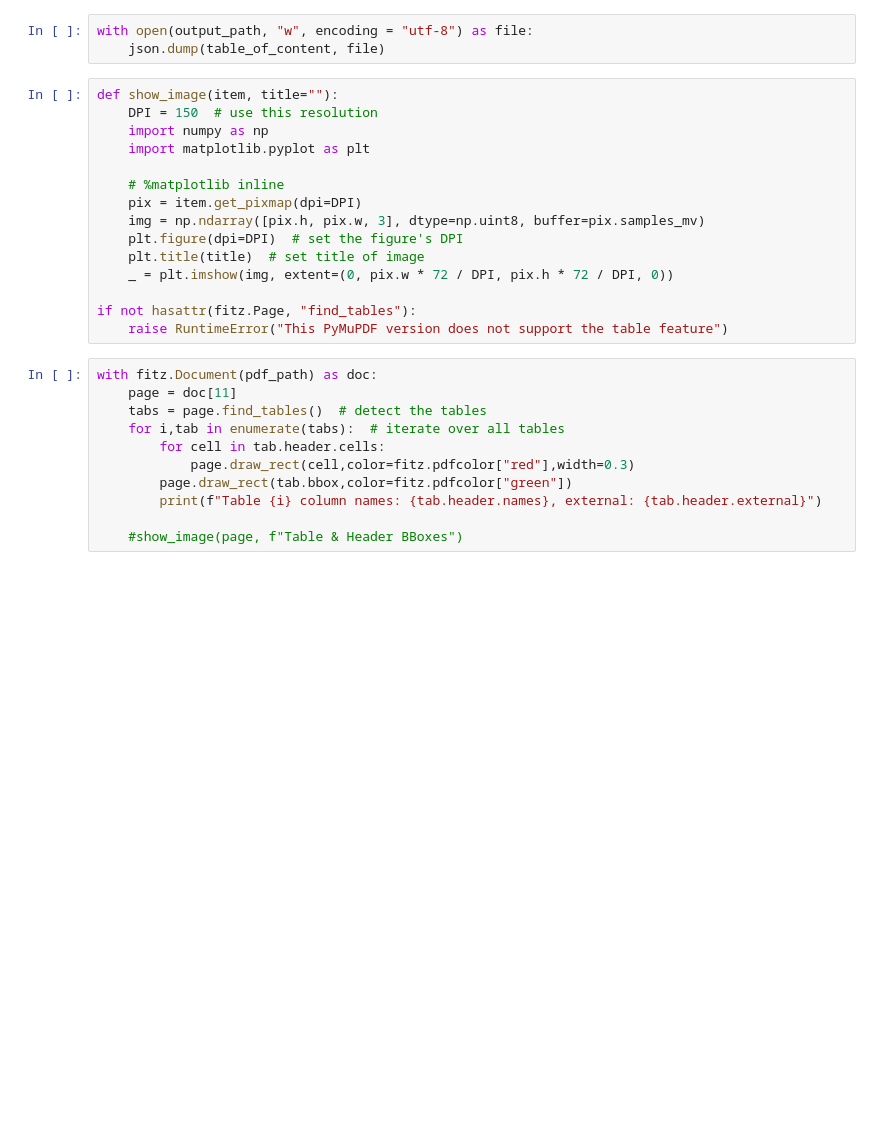
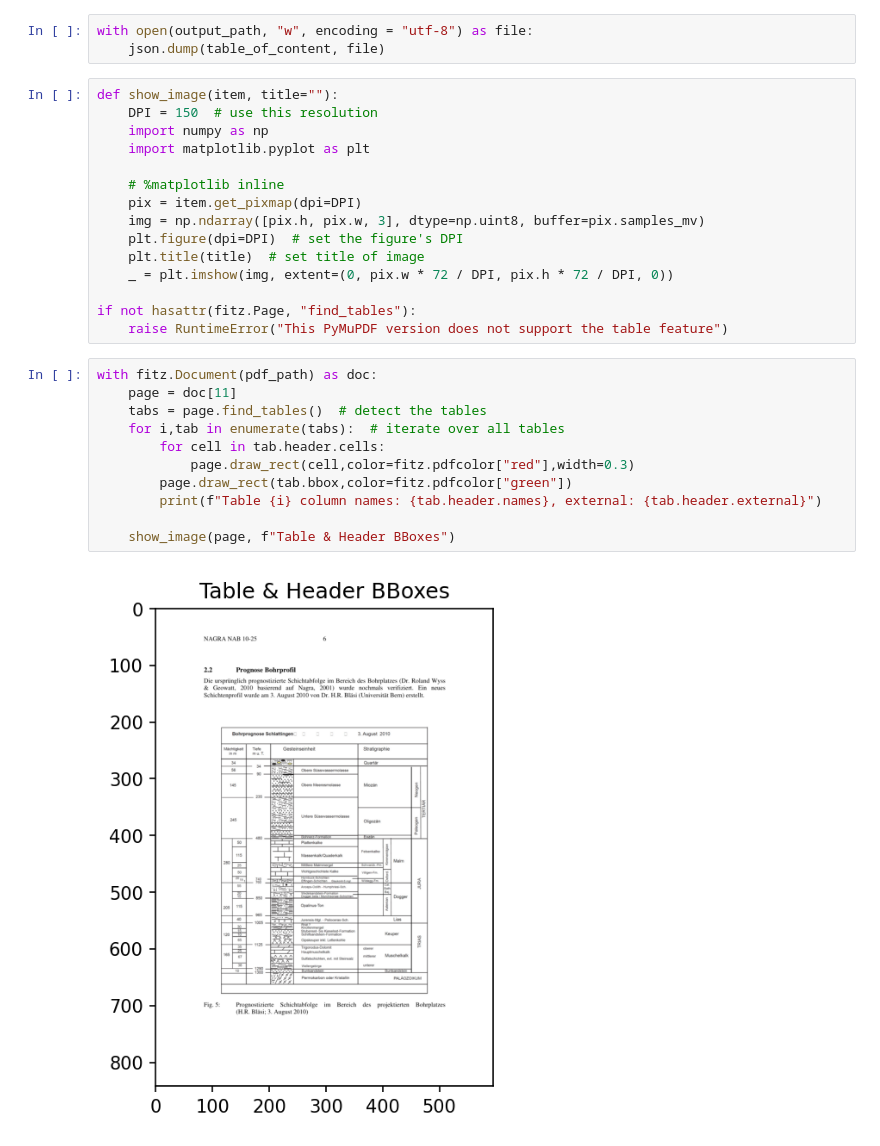
Before and after one commit to swisstopo/swissgeol-assets-dataextraction, a Jupyter notebook: asset_notebook.ipynb, the cells around one changed output. Cells and saved outputs as stored; diff of their text form; blank space fills up the shorter version.

```diff
--- a/asset_notebook.ipynb
+++ b/asset_notebook.ipynb
@@ -82,11 +84,13 @@ if not hasattr(fitz.Page, "find_tables"):
 # %%
 with fitz.Document(pdf_path) as doc:
     page = doc[11]
     tabs = page.find_tables()  # detect the tables
     for i,tab in enumerate(tabs):  # iterate over all tables
         for cell in tab.header.cells:
             page.draw_rect(cell,color=fitz.pdfcolor["red"],width=0.3)
         page.draw_rect(tab.bbox,color=fitz.pdfcolor["green"])
         print(f"Table {i} column names: {tab.header.names}, external: {tab.header.external}")
 
-    #show_image(page, f"Table & Header BBoxes")
+    show_image(page, f"Table & Header BBoxes")
+# %% [output]
+[figure, added]
```
Also changed, not shown: parts of 2 cells of this notebook.
